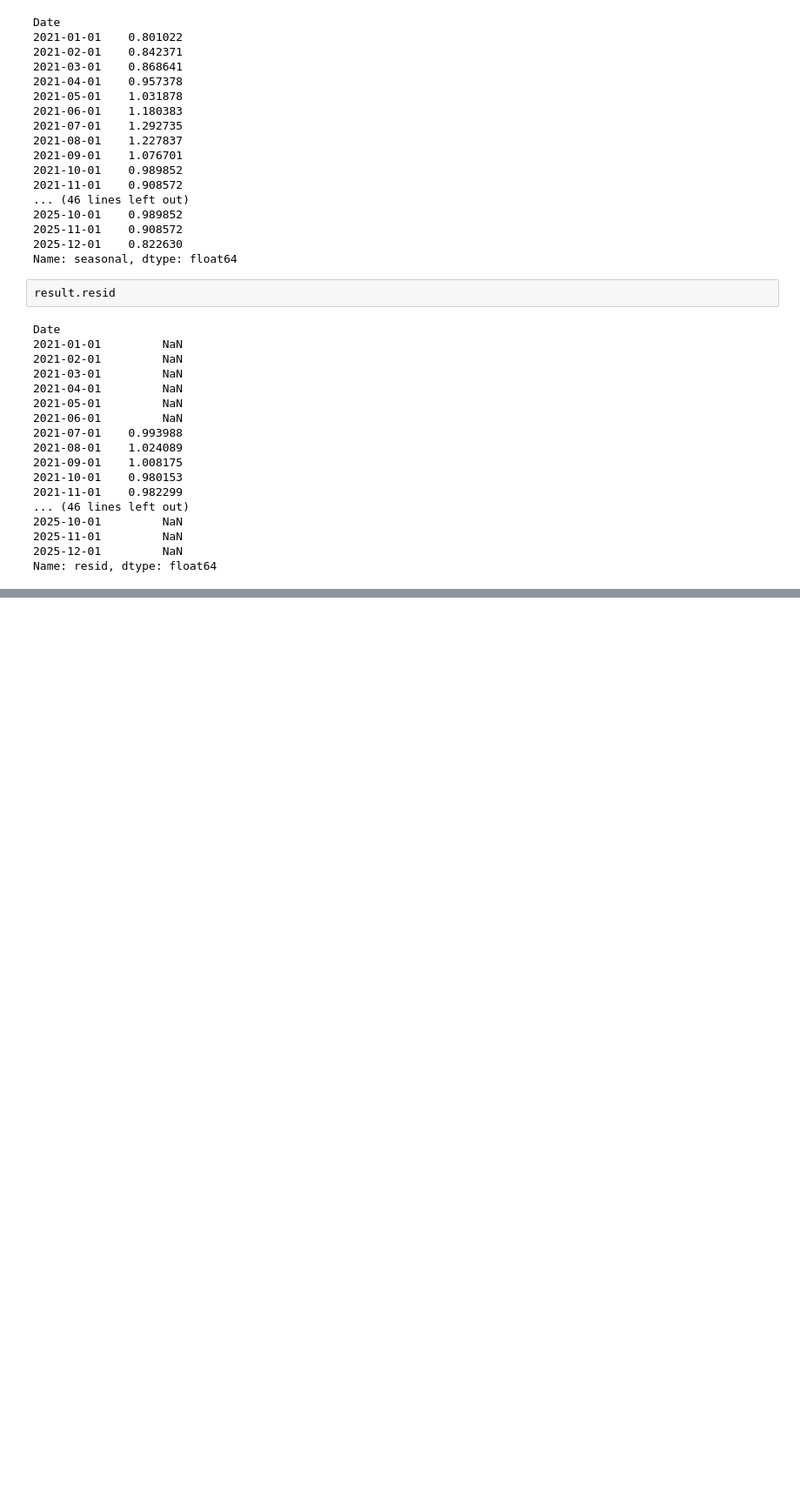
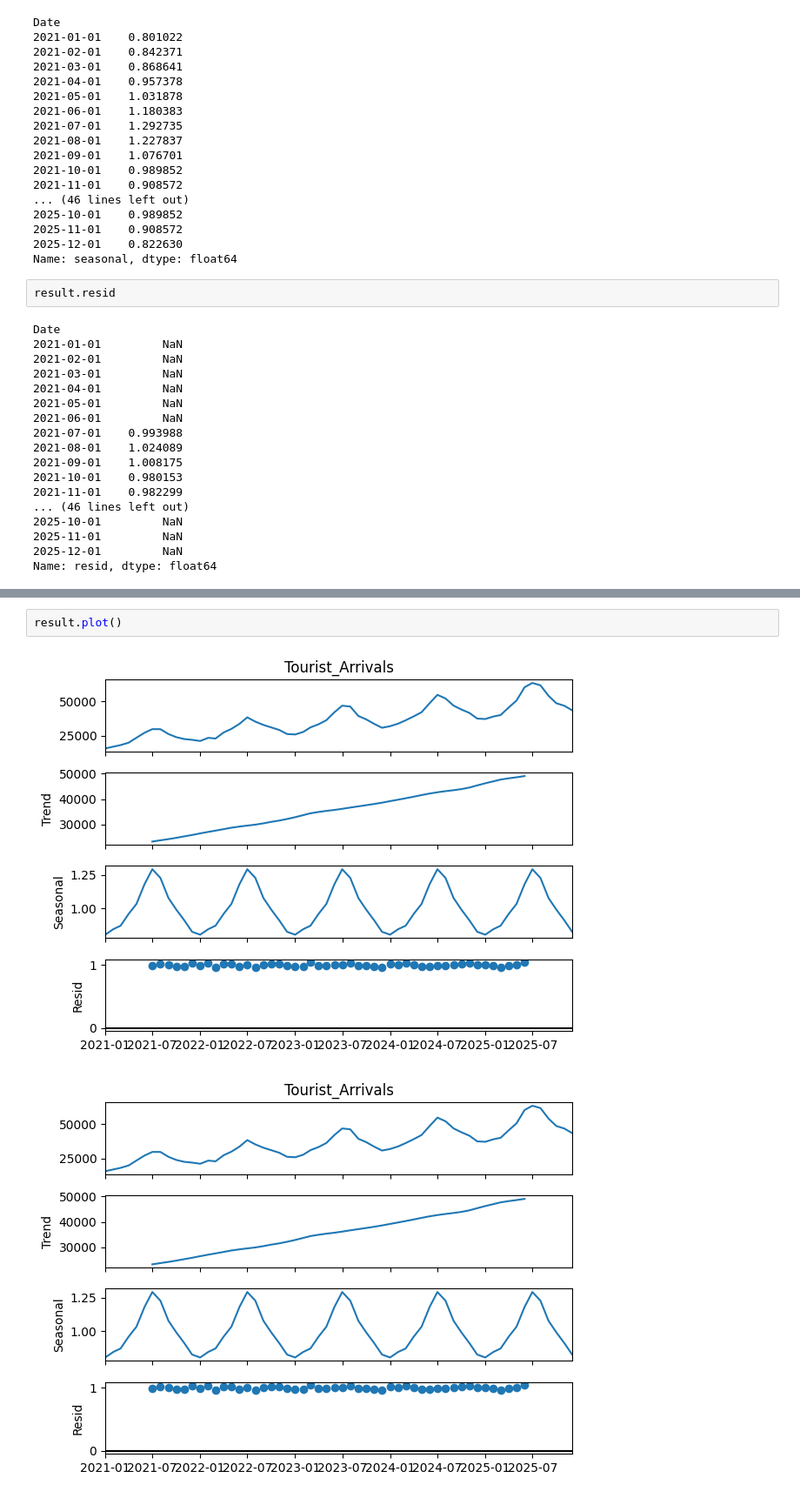
Before and after one commit to YashPandit09/Yash_TSAF-LAB, a Jupyter notebook: tourist_decomposition.ipynb, the cells around one changed output, grey strips where cells are left out. Shown at 87% size. Drawn from its saved outputs; the diff is of its cells as text; blank space fills up the shorter version.

```diff
--- a/tourist_decomposition.ipynb
+++ b/tourist_decomposition.ipynb
@@ -143,0 +162,5 @@ Name: resid, dtype: float64
+# %%
+result.plot()
+# %% [output]
+[figure, added]
+[figure, added]
```
Also changed, not shown: parts of 1 cell of this notebook, 2 other files.
